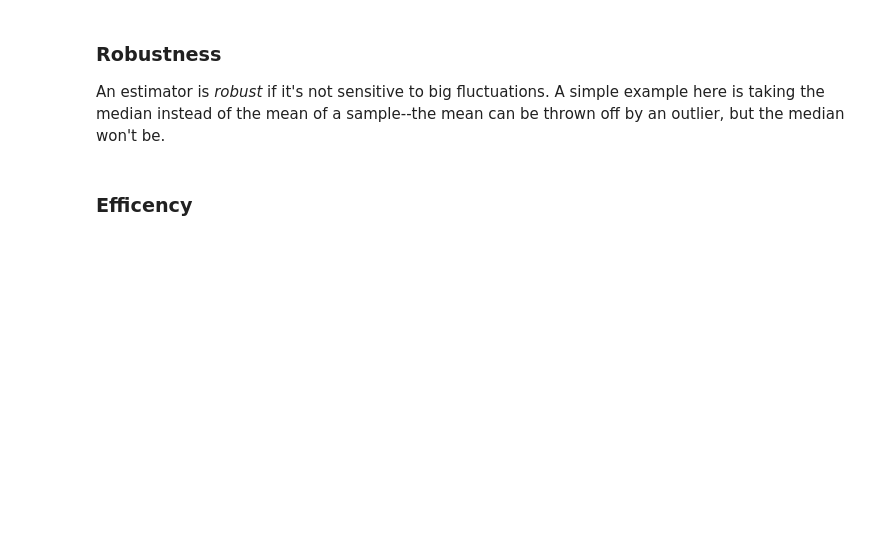
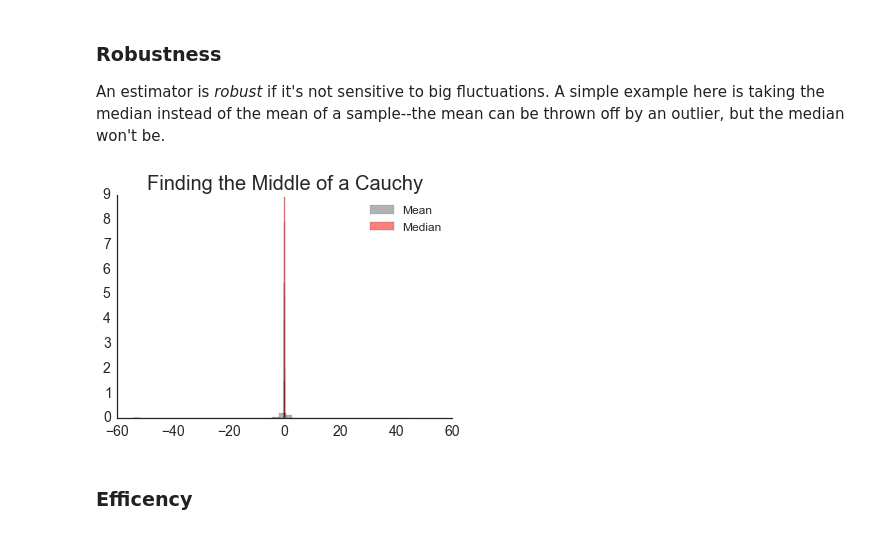
Before and after one commit to anzelpwj/Stats-week, a Jupyter notebook: Point_estimation.ipynb, the cells around one changed output. Cells and saved outputs as stored; diff of their text form; code cells hidden in the pictures; blank space fills up the shorter version.

```diff
--- a/Point_estimation.ipynb
+++ b/Point_estimation.ipynb
@@ -47,6 +87,27 @@ A set of estimators is *sufficient* if it's everything needed to describe the da
 ### Robustness
 
 An estimator is *robust* if it's not sensitive to big fluctuations. A simple example here is taking the median instead of the mean of a sample--the mean can be thrown off by an outlier, but the median won't be.
+# %%
+cauchy_sample_size=1000
+num_runs = 100
+np.random.seed(200)
+
+cauchy_mean = np.zeros(num_runs)
+cauchy_median = np.zeros(num_runs)
+
+for ind in range(num_runs):
+    cauchy_sample = sp.stats.cauchy.rvs(size=cauchy_sample_size)
+    cauchy_mean[ind] = cauchy_sample.mean()
+    cauchy_median[ind] = np.median(cauchy_sample)
+# %%
+plt.hist(cauchy_mean, normed=True, bins=40, color='k', alpha=0.3, label='Mean')
+plt.hist(cauchy_median, normed=True, bins=10, color='r', alpha=0.5, label='Median')
+plt.legend(fontsize=12)
+plt.tick_params(labelsize=14)
+plt.title('Finding the Middle of a Cauchy', fontsize=20)
+sns.despine()
+# %% [output]
+[figure, added]
 # %% [markdown]
 ### Efficency
 # %% [markdown]
```
Also changed, not shown: parts of 3 cells of this notebook.
